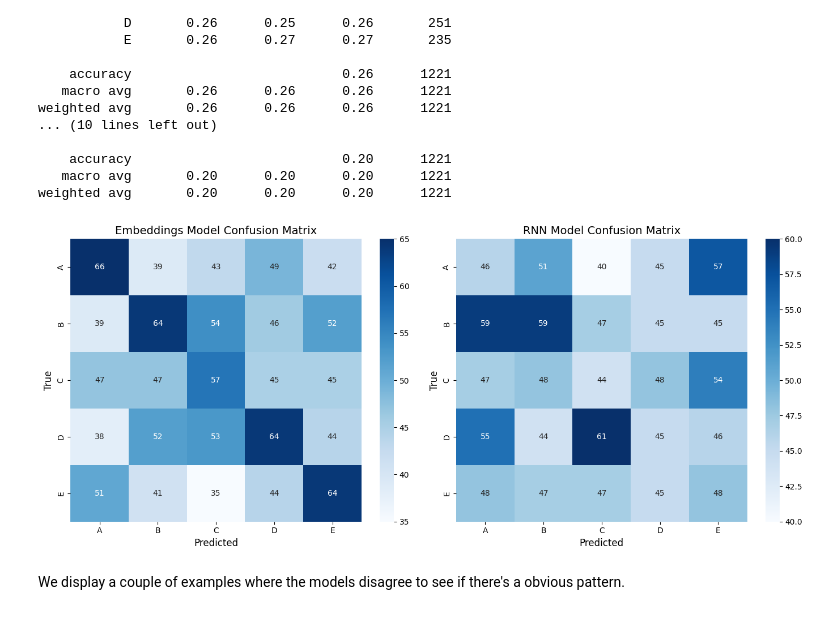
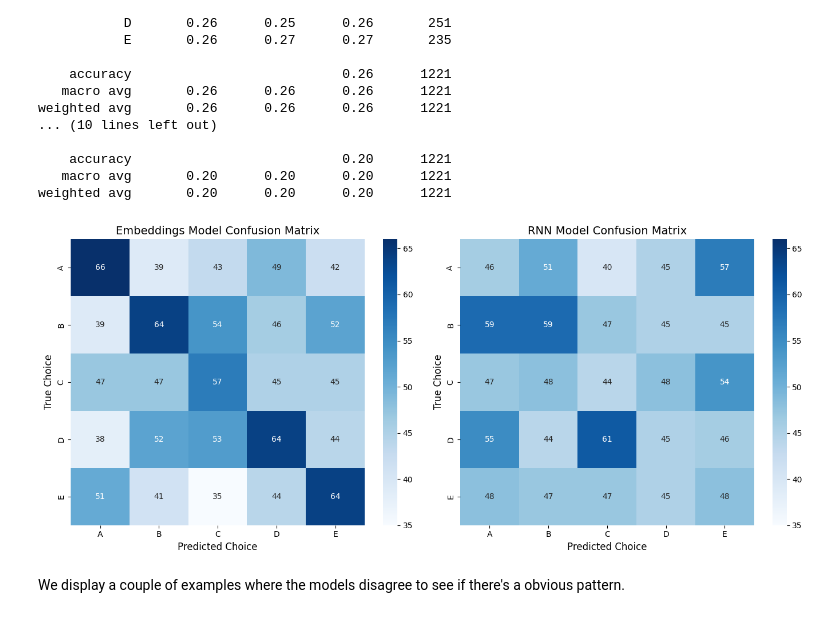
Before and after one commit to Davee02/HSLU.NLP, a Jupyter notebook: course_projects/project_1.ipynb, the cells around one changed output. Saved outputs shown, nothing was run; the diff lists cells and outputs as text; code cells hidden in the pictures.

```diff
--- a/course_projects/project_1.ipynb
+++ b/course_projects/project_1.ipynb
@@ -1043,25 +1040,35 @@ weighted avg       0.20      0.20      0.20      1221
 # %%
 embeddings_cm = confusion_matrix(embeddings_labels, embeddings_predictions)
 rnn_cm = confusion_matrix(rnn_labels, rnn_predictions)
 
+# determine the global min and max values for consistent scaling
+global_vmin = min(embeddings_cm.min(), rnn_cm.min())
+global_vmax = max(embeddings_cm.max(), rnn_cm.max())
+
 fig, (ax1, ax2) = plt.subplots(1, 2, figsize=(14, 6))
 
+# plot Embeddings Confusion Matrix
 sns.heatmap(embeddings_cm, annot=True, fmt="d", cmap="Blues",
-            xticklabels=label_names, yticklabels=label_names, ax=ax1, vmin=35, vmax=65)
+            xticklabels=label_names, yticklabels=label_names,
+            ax=ax1, vmin=global_vmin, vmax=global_vmax)
 ax1.set_title("Embeddings Model Confusion Matrix", fontsize=14)
-ax1.set_xlabel("Predicted", fontsize=12)
-ax1.set_ylabel("True", fontsize=12)
+ax1.set_xlabel("Predicted Choice", fontsize=12)
+ax1.set_ylabel("True Choice", fontsize=12)
 
+# plot RNN Confusion Matrix
 sns.heatmap(rnn_cm, annot=True, fmt="d", cmap="Blues",
-            xticklabels=label_names, yticklabels=label_names, ax=ax2, vmin=40, vmax=60)
+            xticklabels=label_names, yticklabels=label_names,
+            ax=ax2, vmin=global_vmin, vmax=global_vmax)
 ax2.set_title("RNN Model Confusion Matrix", fontsize=14)
-ax2.set_xlabel("Predicted", fontsize=12)
-ax2.set_ylabel("True", fontsize=12)
+ax2.set_xlabel("Predicted Choice", fontsize=12)
+ax2.set_ylabel("True Choice", fontsize=12)
 
 plt.tight_layout()
 plt.show()
+
+fig.savefig("graphics/confusion_matrices.svg", bbox_inches="tight")
 # %% [output]
-[figure, old version]
+[figure, new version]
 # %% [markdown]
 We display a couple of examples where the models disagree to see if there's a obvious pattern.
 # %%
```
Also changed, not shown: parts of 7 cells of this notebook, 6 other files.
